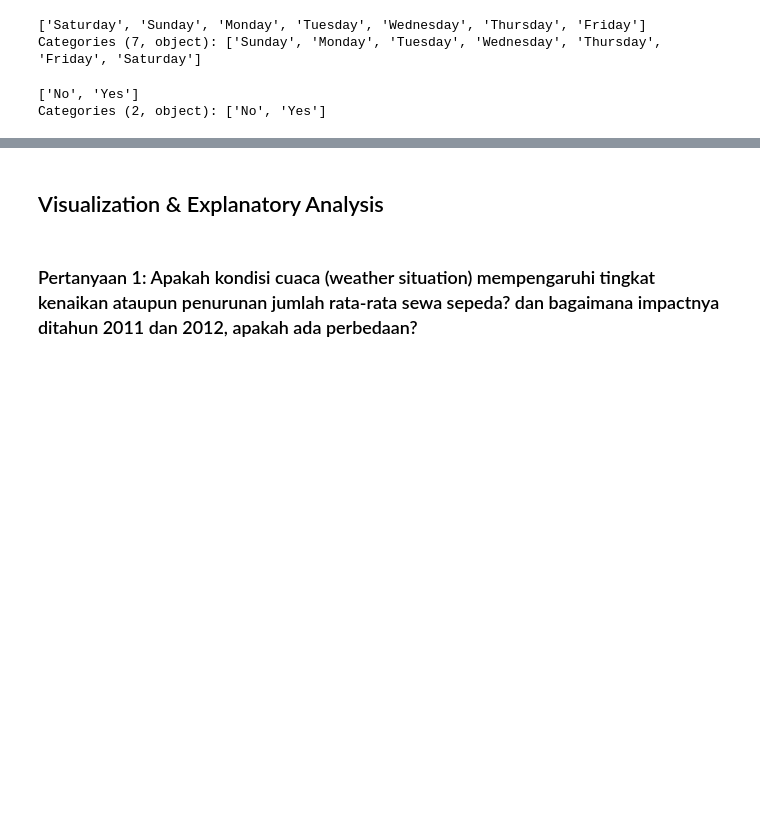
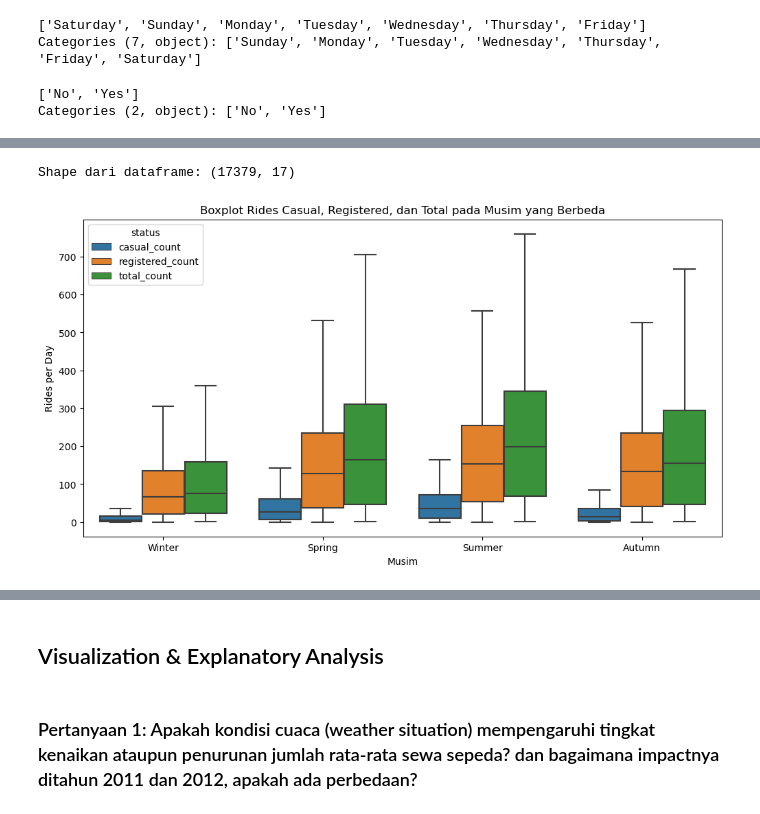
Before and after one commit to Tasyanadila/Proyek-Analisis-Data, a Jupyter notebook: Proyek Analisis Data.ipynb, the cells around one changed output, grey strips where cells are left out. Saved outputs shown, nothing was run; the diff lists cells and outputs as text; code cells hidden in the pictures; blank space fills up the shorter version.

```diff
--- a/Proyek Analisis Data.ipynb
+++ b/Proyek Analisis Data.ipynb
@@ -413,0 +295,23 @@ Categories (2, object): ['No', 'Yes']
+# %%
+# Mengecek shape dari DataFrame
+print("Shape dari dataframe:", bike_hour_df.shape)
+# %% [output]
+Shape dari dataframe: (17379, 17)
+# %%
+# memilih variables of interest
+variables_of_interest = ['season', 'temperature', 'humidity', 'windspeed', 'casual_count', 'registered_count', 'total_count']
+variable_df = bike_hour_df[variables_of_interest]
+
+# Boxplot casual, registered, dan total count di setiap musim yang berbeda
+df_ride = variable_df[['season', 'casual_count', 'registered_count', 'total_count']]
+df_ride_melted = pd.melt(df_ride, id_vars='season', var_name='status', value_name='ride_per_day')
+
+# Plot boxplot
+plt.figure(figsize=(12, 6))
+sn.boxplot(data=df_ride_melted, x='season', y='ride_per_day', hue='status', showfliers=False)
+plt.xlabel('Musim')
+plt.ylabel('Rides per Day')
+plt.title('Boxplot Rides Casual, Registered, dan Total pada Musim yang Berbeda')
+plt.show()
+# %% [output]
+[figure, added]
```
Also changed, not shown: parts of 60 cells of this notebook, 5 other files.
